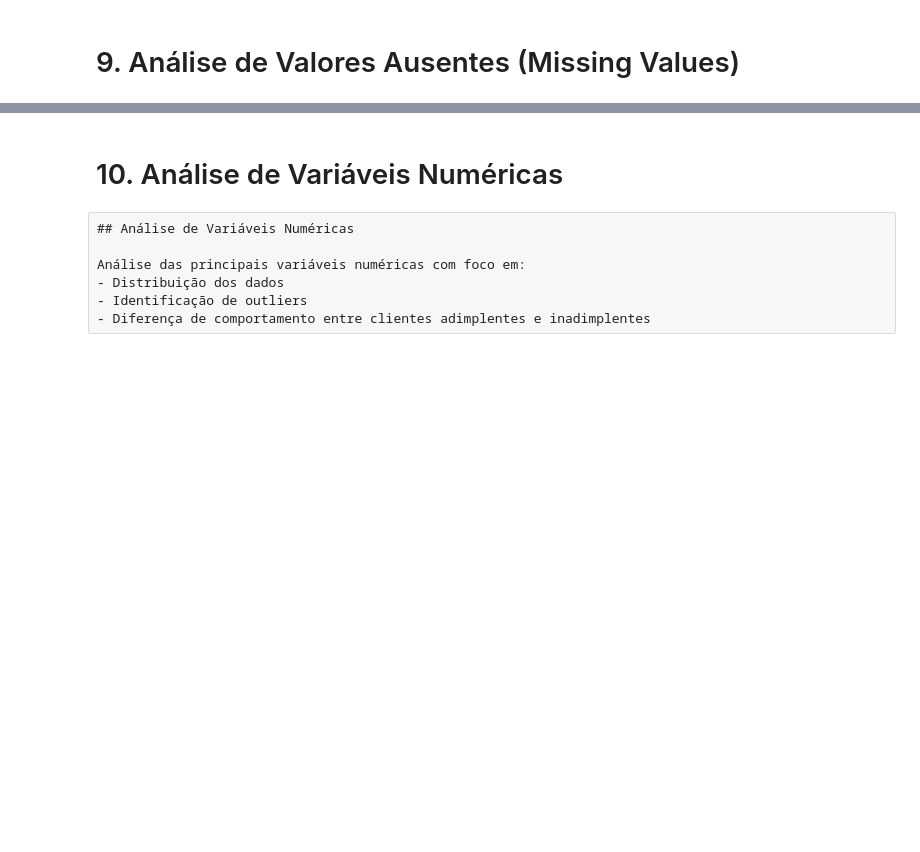
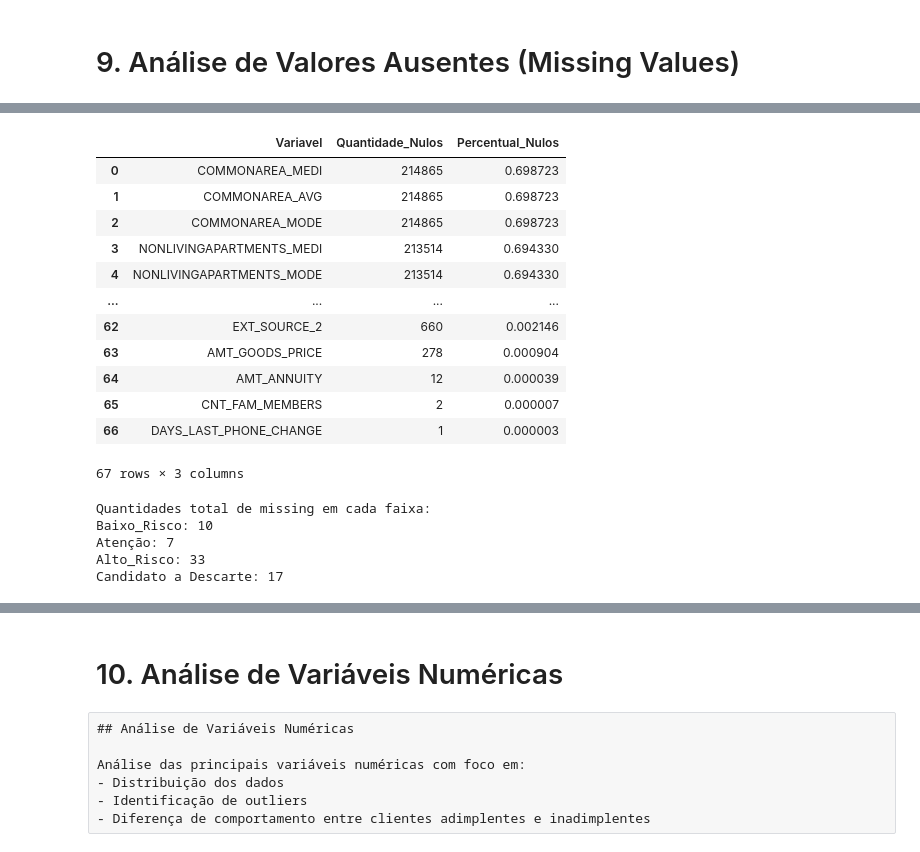
Before and after one commit to Rd-Brito13/Credit-Risk, a Jupyter notebook: notebook/01_eda.ipynb, the cells around one changed output, grey strips where cells are left out. Saved outputs shown, nothing was run; the diff lists cells and outputs as text; code cells hidden in the pictures; blank space fills up the shorter version.

Commit message:
Construção do passo 9 da EDA, Análise de valores missing

```diff
--- a/notebook/01_eda.ipynb
+++ b/notebook/01_eda.ipynb
@@ -106,0 +175,57 @@ bem como o impacto potencial desse comportamento nas etapas de modelagem
+# %%
+# CRIA O DATAFRAME COM O PERCENTUAL E VARIAVL
+missing_df = application_train.isna().mean().sort_values(ascending=False).reset_index()
+missing_df.columns = ['Variavel', 'Percentual_Nulos']
+
+# CRIA O DATAFRAME COM A QUANTIDADE DE NULOS
+soma_nulos = application_train.isna().sum()
+coluna_nulos = soma_nulos.to_frame().reset_index()
+coluna_nulos.columns = ['Variavel', 'Quantidade_Nulos']
+
+# JUNTA OS DOIS DATAFRAMES PELA COLUNA 'VARIAVEL'
+dataset_final = pd.merge(coluna_nulos, missing_df, on='Variavel')
+
+# FILTRA PARA TRAZER APENAS QUEM TEM NULOS E ORDENA DO MAIOR PARA O MENOR
+dataset_final = dataset_final[dataset_final['Quantidade_Nulos'] > 0]
+dataset_final = dataset_final.sort_values(by='Quantidade_Nulos', ascending=False).reset_index(drop=True)
+
+# EXIBE O RESULTADO FINAL
+dataset_final
+# %% [output]
+|  | Variavel | Quantidade_Nulos | Percentual_Nulos |
+| 0 | COMMONAREA_MEDI | 214865 | 0.698723 |
+| 1 | COMMONAREA_AVG | 214865 | 0.698723 |
+| 2 | COMMONAREA_MODE | 214865 | 0.698723 |
+| 3 | NONLIVINGAPARTMENTS_MEDI | 213514 | 0.694330 |
+| 4 | NONLIVINGAPARTMENTS_MODE | 213514 | 0.694330 |
+| ... | ... | ... | ... |
+| 62 | EXT_SOURCE_2 | 660 | 0.002146 |
+| 63 | AMT_GOODS_PRICE | 278 | 0.000904 |
+| 64 | AMT_ANNUITY | 12 | 0.000039 |
+| 65 | CNT_FAM_MEMBERS | 2 | 0.000007 |
+| 66 | DAYS_LAST_PHONE_CHANGE | 1 | 0.000003 |
+67 rows × 3 columns
+# %%
+# PERCENTUAL DE MISSING 0% - 5%
+baixo_impacto = dataset_final[dataset_final['Percentual_Nulos'] <= 0.05].reset_index(drop = True)
+baixo_impacto
+
+# PERCENTUAL DE MISSING 5% - 30%
+atencao = dataset_final[(dataset_final['Percentual_Nulos'] > 0.05) & (dataset_final['Percentual_Nulos'] <= 0.30)].reset_index(drop = True)
+atencao
+
+# PERCENTUAL DE MISSING 30% - 60%
+alto_risco = dataset_final[(dataset_final['Percentual_Nulos'] > 0.30) & (dataset_final['Percentual_Nulos'] <= 0.60)].reset_index(drop = True)
+alto_risco
+
+# PERCENTUAL DE MISSING >= 60%
+candidato_descarte  = dataset_final[dataset_final['Percentual_Nulos'] >= 0.60].reset_index(drop = True)
+candidato_descarte
+
+print('Quantidades total de missing em cada faixa: \nBaixo_Risco: {} \nAtenção: {}\nAlto_Risco: {}\nCandidato a Descarte: {}\n'.format(len(baixo_impacto),len(atencao), len(alto_risco), len(candidato_descarte) ))
+# %% [output]
+Quantidades total de missing em cada faixa:
+Baixo_Risco: 10
+Atenção: 7
+Alto_Risco: 33
+Candidato a Descarte: 17
```
Also changed, not shown: parts of 8 cells of this notebook.
